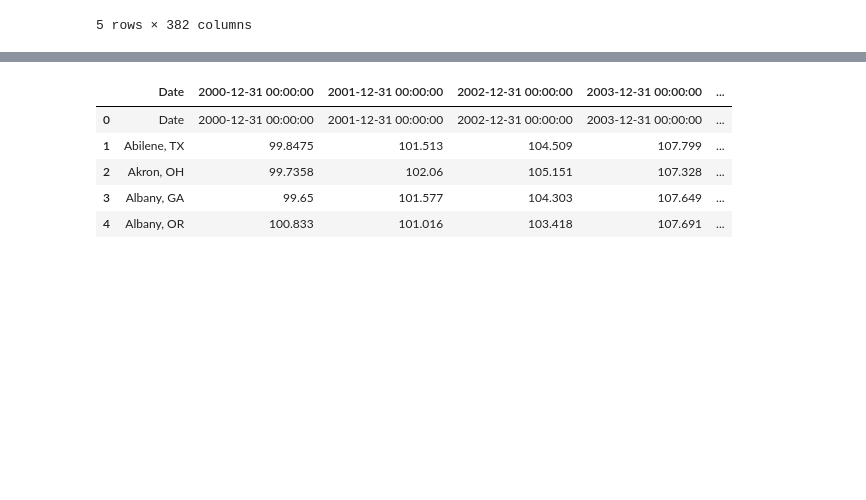
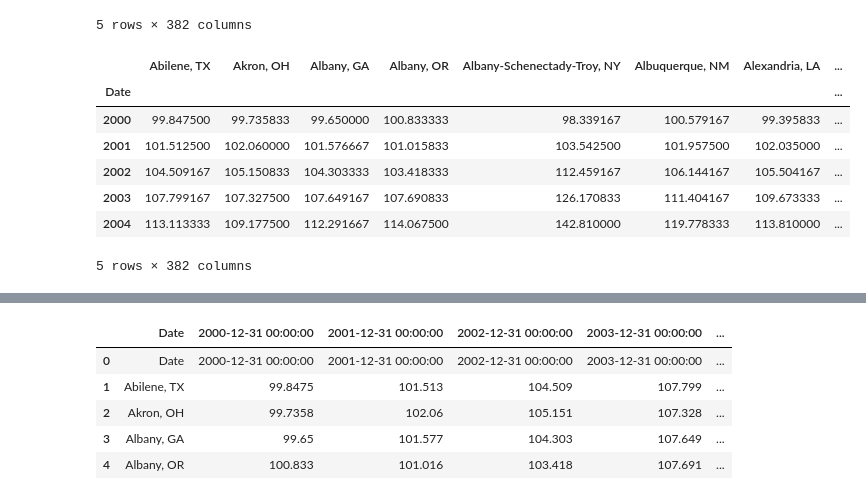
Before and after one commit to jjalomo93/Real_Estate_Dashboard, a Jupyter notebook: HPI_cleaning.ipynb, the cells around one changed output, grey strips where cells are left out. Cells and saved outputs as stored; diff of their text form; code cells hidden in the pictures; blank space fills up the shorter version.

Commit message:
updated clean file to put dates in YYYY format

```diff
--- a/HPI_cleaning.ipynb
+++ b/HPI_cleaning.ipynb
@@ -142,3 +145,15 @@ df_all.head()
+# %%
+df_all.index = pd.to_datetime(df_all.index).year
+df_all.head()
+# %% [output]
+|  | Abilene, TX | Akron, OH | Albany, GA | Albany, OR | Albany-Schenectady-Troy, NY | Albuquerque, NM | Alexandria, LA | ... |
+| Date |  |  |  |  |  |  |  | ... |
+| 2000 | 99.847500 | 99.735833 | 99.650000 | 100.833333 | 98.339167 | 100.579167 | 99.395833 | ... |
+| 2001 | 101.512500 | 102.060000 | 101.576667 | 101.015833 | 103.542500 | 101.957500 | 102.035000 | ... |
+| 2002 | 104.509167 | 105.150833 | 104.303333 | 103.418333 | 112.459167 | 106.144167 | 105.504167 | ... |
+| 2003 | 107.799167 | 107.327500 | 107.649167 | 107.690833 | 126.170833 | 111.404167 | 109.673333 | ... |
+| 2004 | 113.113333 | 109.177500 | 112.291667 | 114.067500 | 142.810000 | 119.778333 | 113.810000 | ... |
+5 rows × 382 columns
 # %%
 # create csv
 df_all.to_csv("clean_data/HPI_all.csv", index=True, header=True)
```
Also changed, not shown: parts of 2 cells of this notebook, 2 other files.
